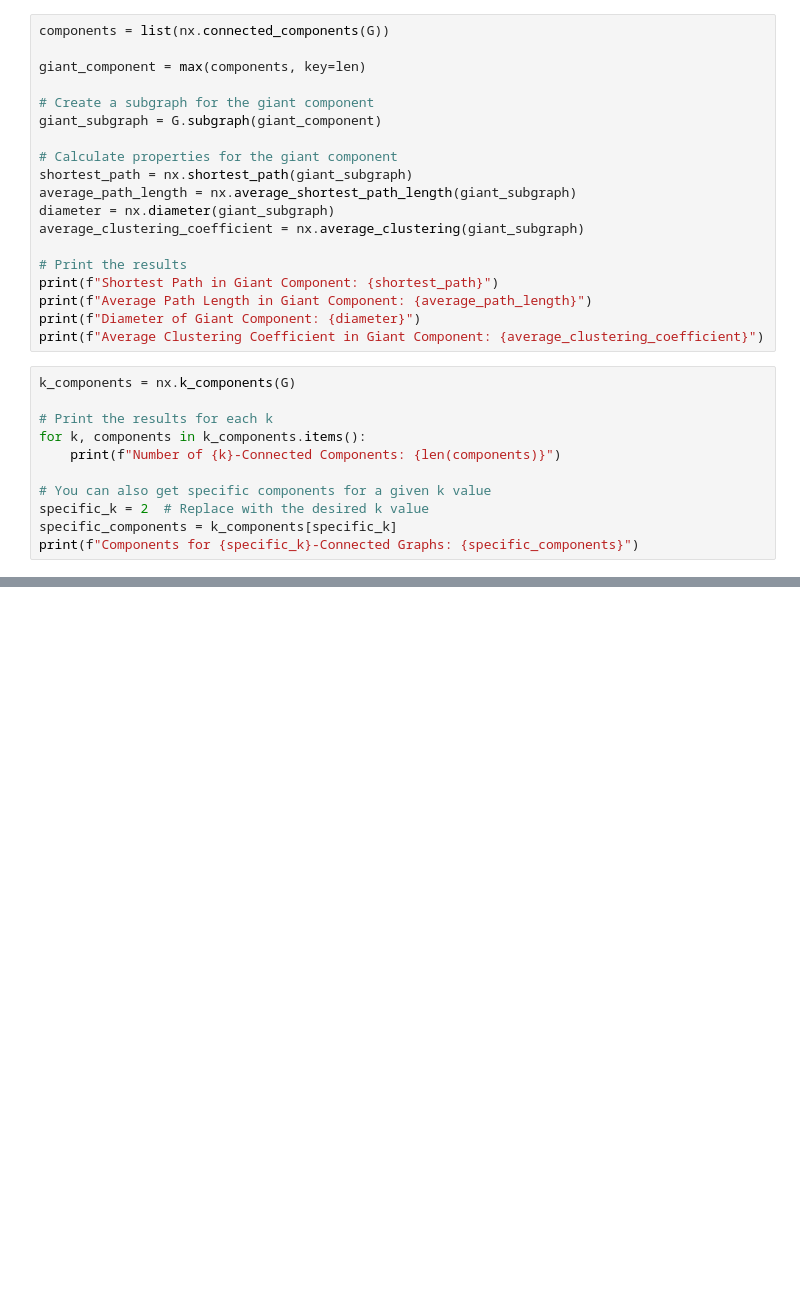
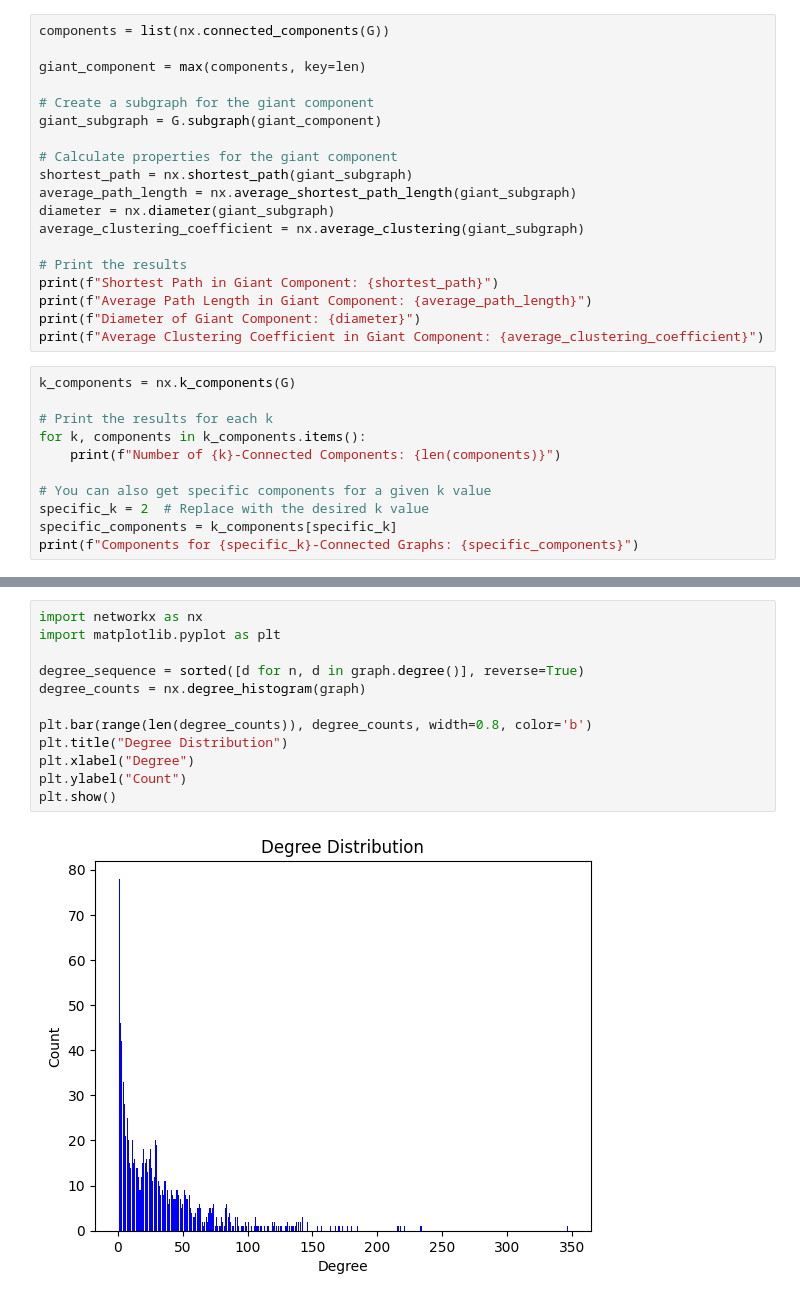
Before and after one commit to vivekbiragoni/social_computing, a Jupyter notebook: sc_assignmetn1.ipynb, the cells around one changed output, grey strips where cells are left out. Saved outputs shown, nothing was run; the diff lists cells and outputs as text; blank space fills up the shorter version.

```diff
--- a/sc_assignmetn1.ipynb
+++ b/sc_assignmetn1.ipynb
@@ -416,0 +505,14 @@ print(f"Components for {specific_k}-Connected Graphs: {specific_components}")
+# %%
+import networkx as nx
+import matplotlib.pyplot as plt
+
+degree_sequence = sorted([d for n, d in graph.degree()], reverse=True)
+degree_counts = nx.degree_histogram(graph)
+
+plt.bar(range(len(degree_counts)), degree_counts, width=0.8, color='b')
+plt.title("Degree Distribution")
+plt.xlabel("Degree")
+plt.ylabel("Count")
+plt.show()
+# %% [output]
+[figure, added]
```
Also changed, not shown: parts of 22 cells of this notebook.
